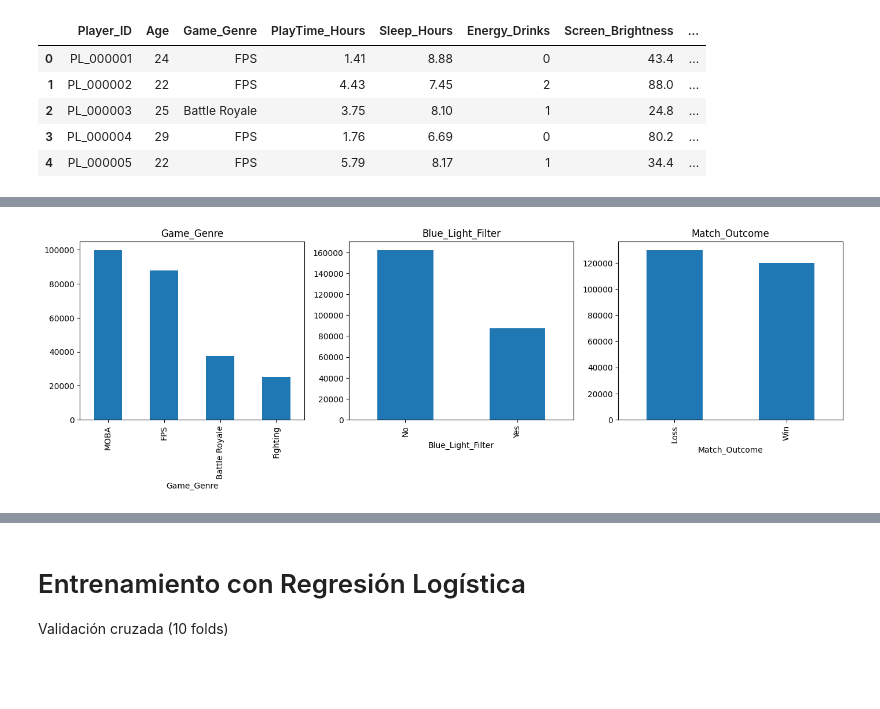
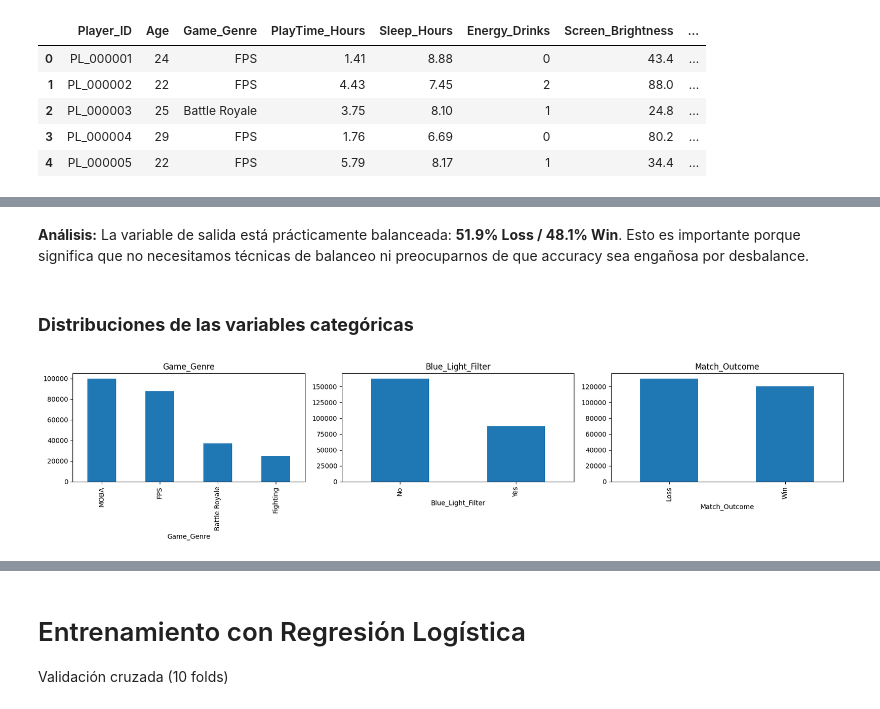
Before and after one commit to jfpa11100/E-Sports-ML, a Jupyter notebook: notebook.ipynb, the cells around one changed output, grey strips where cells are left out. Cells and saved outputs as stored; diff of their text form; code cells hidden in the pictures; blank space fills up the shorter version.

```diff
--- a/notebook.ipynb
+++ b/notebook.ipynb
@@ -55,8 +68,7 @@ Mounted at /content/drive
 # %%
-import pandas as pd
-import os
 
-file_path_drive = '/content/drive/MyDrive/AI enfasis/Proyecto 1/esports_gaming_biometrics_250k.csv'
+
+file_path_drive = '/content/sample_data/esports_gaming_biometrics_250k.csv'
 
 # Verifica si el archivo existe antes de intentar cargarlo
 if os.path.exists(file_path_drive):
@@ -92,13 +128,18 @@ df.describe()
+# %% [markdown]
+**Análisis:** La variable de salida está prácticamente balanceada: **51.9% Loss / 48.1% Win**. Esto es
+importante porque significa que no necesitamos técnicas de balanceo ni preocuparnos de que accuracy sea engañosa por desbalance.
+# %% [markdown]
+### **Distribuciones de las variables categóricas**
 # %%
-import matplotlib.pyplot as plt
-
 cat_cols = ['Game_Genre', 'Blue_Light_Filter', 'Match_Outcome']
 
 fig, axes = plt.subplots(nrows=1, ncols=3, figsize=(17, 4))
 
 for i, col in enumerate(cat_cols):
     ax = axes[i]
     df[col].value_counts().plot(kind='bar', ax=ax)
     ax.set_title(col)
+plt.tight_layout()
+plt.show()
 # %% [output]
-[figure, old version]
+[figure, new version]
```
Also changed, not shown: parts of 38 cells of this notebook.
